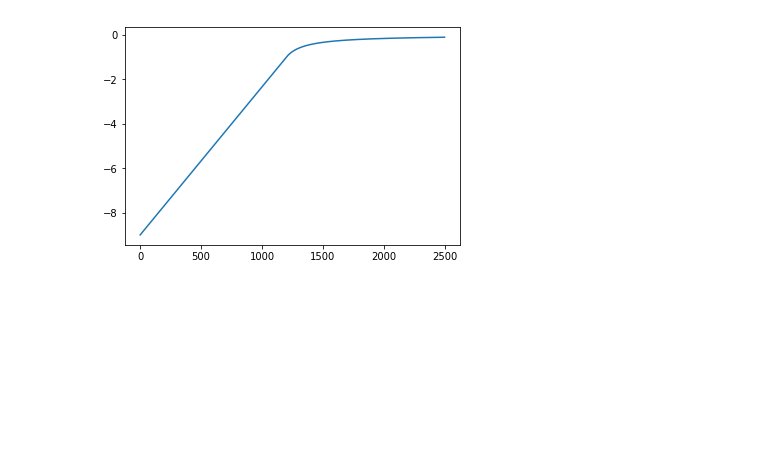
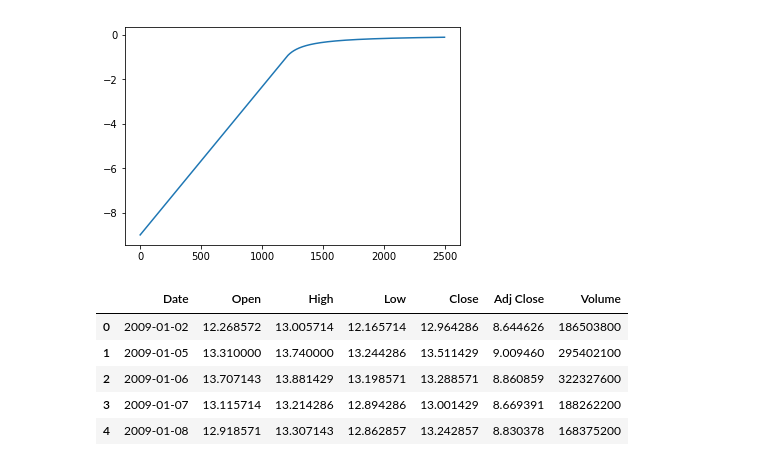
Before and after one commit to joshuap2613/MomentumTrading, a Jupyter notebook: Elo_Pairs_Trades/work.ipynb, the cells around one changed output. Saved outputs shown, nothing was run; the diff lists cells and outputs as text; code cells hidden in the pictures; blank space fills up the shorter version.

```diff
--- a/Elo_Pairs_Trades/work.ipynb
+++ b/Elo_Pairs_Trades/work.ipynb
@@ -324,0 +328,10 @@ plt.plot(ratings,changeInRatings)
+# %%
+aapl = pd.read_csv("Stocks/AAPL.csv")
+aapl.head()
+# %% [output]
+|  | Date | Open | High | Low | Close | Adj Close | Volume |
+| 0 | 2009-01-02 | 12.268572 | 13.005714 | 12.165714 | 12.964286 | 8.644626 | 186503800 |
+| 1 | 2009-01-05 | 13.310000 | 13.740000 | 13.244286 | 13.511429 | 9.009460 | 295402100 |
+| 2 | 2009-01-06 | 13.707143 | 13.881429 | 13.198571 | 13.288571 | 8.860859 | 322327600 |
+| 3 | 2009-01-07 | 13.115714 | 13.214286 | 12.894286 | 13.001429 | 8.669391 | 188262200 |
+| 4 | 2009-01-08 | 12.918571 | 13.307143 | 12.862857 | 13.242857 | 8.830378 | 168375200 |
```
Also changed, not shown: parts of 10 cells of this notebook.
